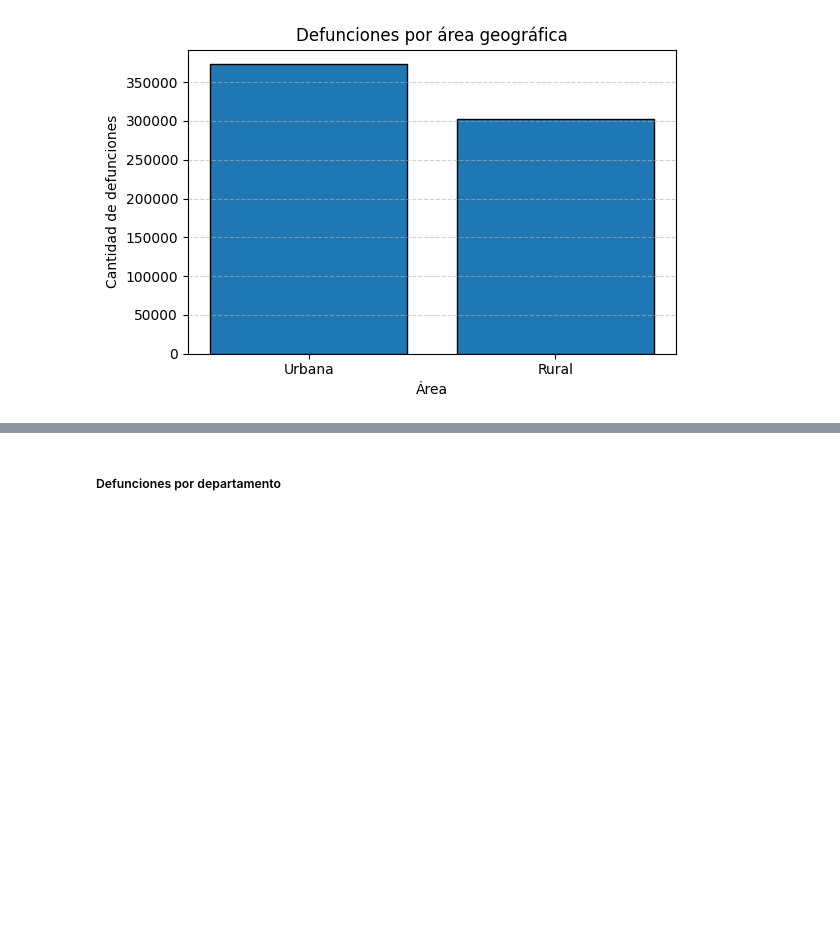
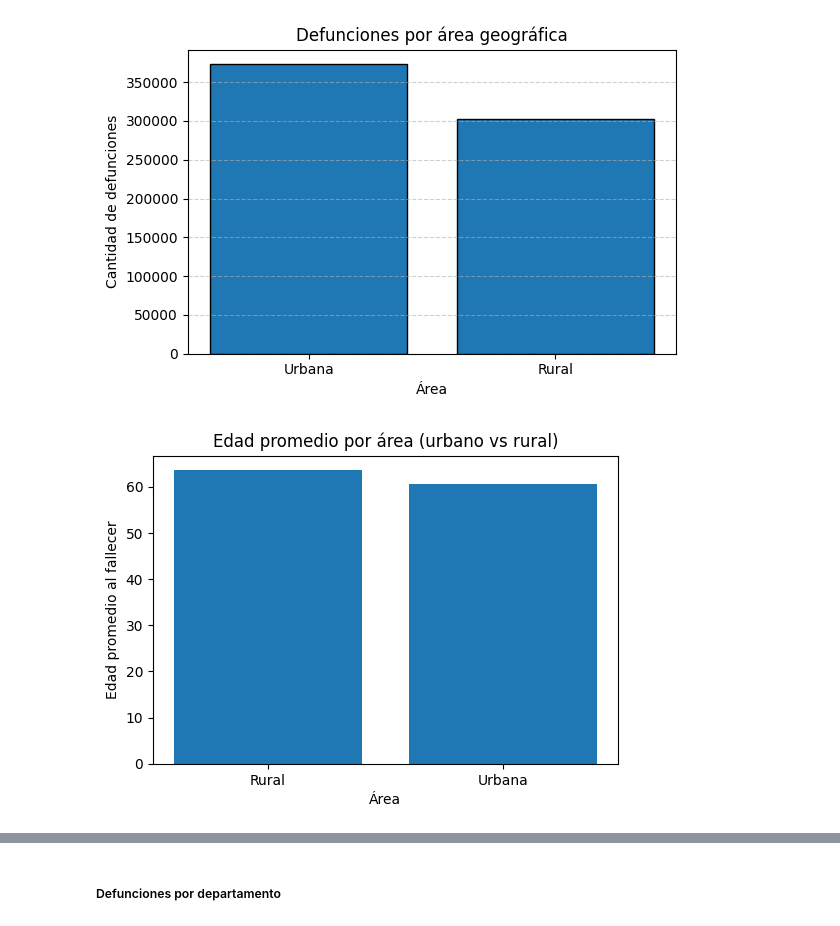
Before and after one commit to agabrielMej/Proyecto-MD-Grupo-2, a Jupyter notebook: notebooks/01_exploracion.ipynb, the cells around one changed output, grey strips where cells are left out. Drawn from its saved outputs; the diff is of its cells as text; code cells hidden in the pictures; blank space fills up the shorter version.

```diff
--- a/notebooks/01_exploracion.ipynb
+++ b/notebooks/01_exploracion.ipynb
@@ -313,3 +333,15 @@ plt.tight_layout()
 plt.show()
 # %% [output]
 [figure]
+# %%
+# Edad promedio de defunción por área (urbano vs rural)
+edad_promedio_area = data_all.groupby("Area_desc")["Edadif"].mean()
+
+plt.figure(figsize=(6,4))
+plt.bar(edad_promedio_area.index, edad_promedio_area.values)
+plt.xlabel("Área")
+plt.ylabel("Edad promedio al fallecer")
+plt.title("Edad promedio por área (urbano vs rural)")
+plt.show()
+# %% [output]
+[figure, added]
```
Also changed, not shown: parts of 14 cells of this notebook.
